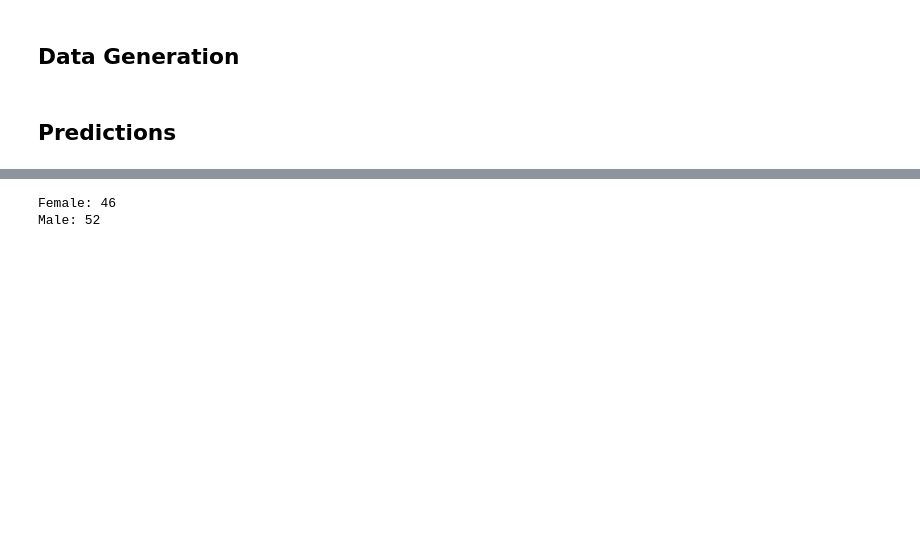
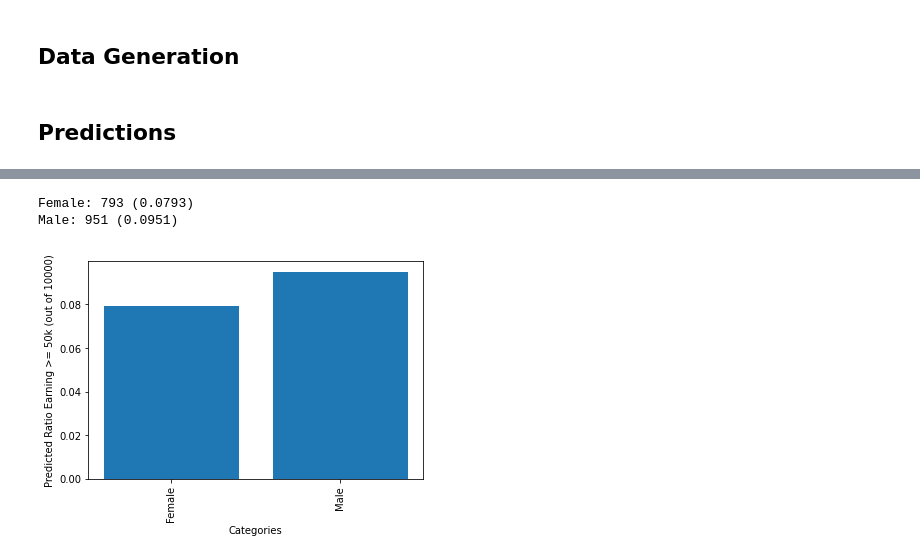
Before and after one commit to m26841/DeepL_Final_Project, a Jupyter notebook: multilayer_perceptron_network_ver3.ipynb, the cells around one changed output, grey strips where cells are left out. Drawn from its saved outputs; the diff is of its cells as text; code cells hidden in the pictures; blank space fills up the shorter version.

```diff
--- a/multilayer_perceptron_network_ver3.ipynb
+++ b/multilayer_perceptron_network_ver3.ipynb
@@ -298,6 +322,8 @@ Some-college: 53
 # %%
-predict_data("/content/gender.csv", ['Female', 'Male'])
+data = predict_data("/content/gender.csv", ['Female', 'Male'])
+plot_data(data)
 # %% [output]
-Female: 46
-Male: 52
+Female: 793 (0.0793)
+Male: 951 (0.0951)
+[figure, added]
 # %%
```
Also changed, not shown: parts of 9 cells of this notebook.
